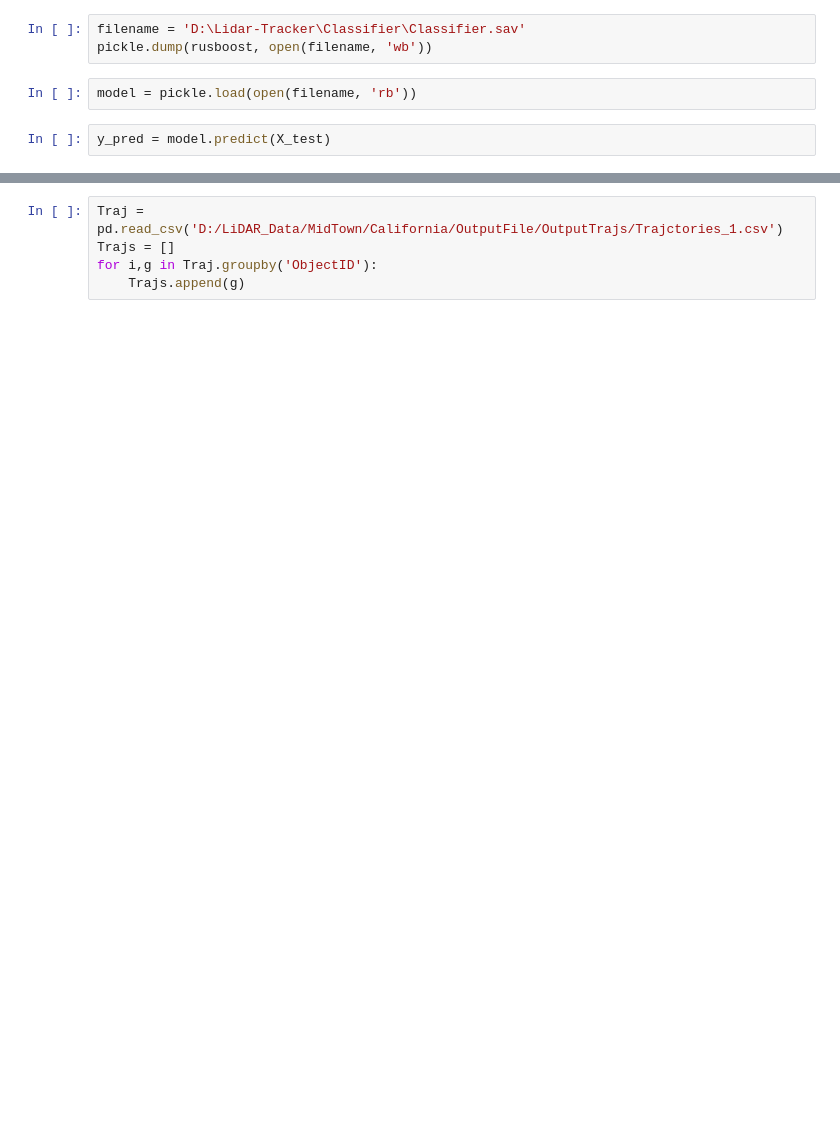
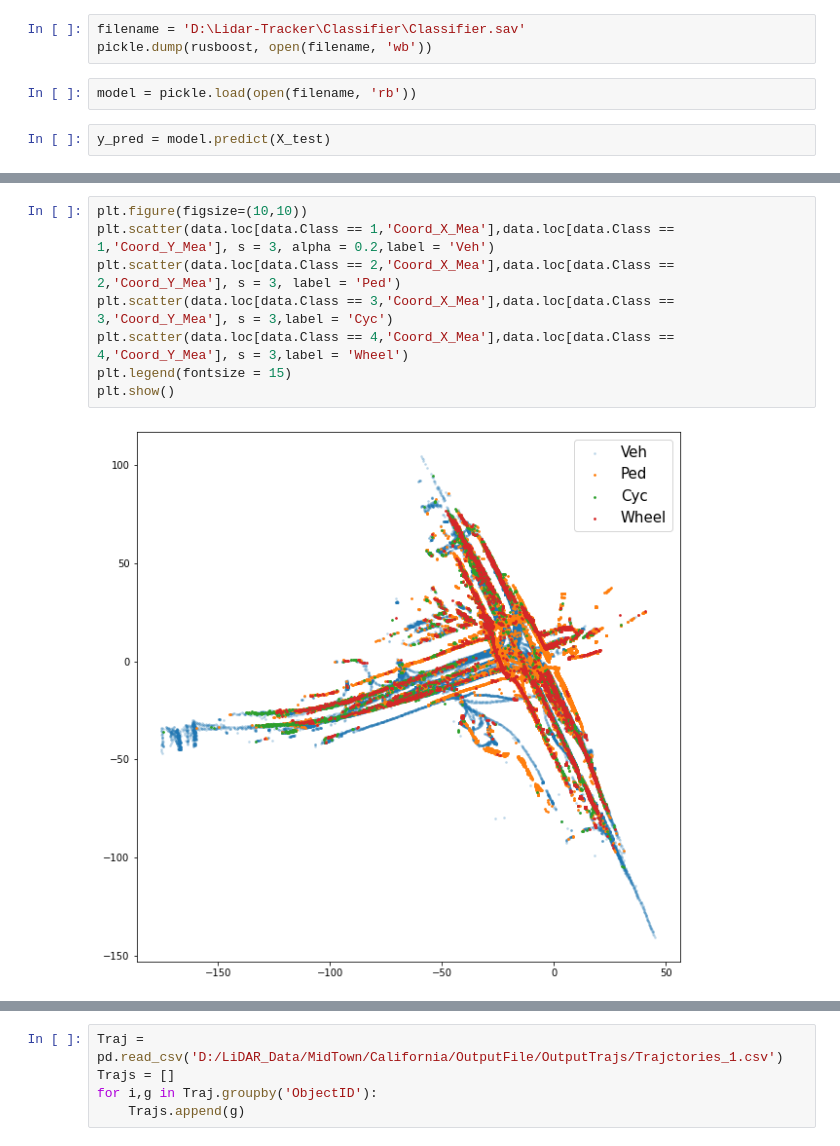
Before and after one commit to jksdbks123/Lidar-Tracker, a Jupyter notebook: Classifier .ipynb, the cells around one changed output, grey strips where cells are left out. Drawn from its saved outputs; the diff is of its cells as text; blank space fills up the shorter version.

```diff
--- a/Classifier .ipynb
+++ b/Classifier .ipynb
@@ -148,0 +144,10 @@ NameError: name 'model' is not defined
+# %%
+plt.figure(figsize=(10,10))
+plt.scatter(data.loc[data.Class == 1,'Coord_X_Mea'],data.loc[data.Class == 1,'Coord_Y_Mea'], s = 3, alpha = 0.2,label = 'Veh')
+plt.scatter(data.loc[data.Class == 2,'Coord_X_Mea'],data.loc[data.Class == 2,'Coord_Y_Mea'], s = 3, label = 'Ped')
+plt.scatter(data.loc[data.Class == 3,'Coord_X_Mea'],data.loc[data.Class == 3,'Coord_Y_Mea'], s = 3,label = 'Cyc')
+plt.scatter(data.loc[data.Class == 4,'Coord_X_Mea'],data.loc[data.Class == 4,'Coord_Y_Mea'], s = 3,label = 'Wheel')
+plt.legend(fontsize = 15)
+plt.show()
+# %% [output]
+[figure, added]
```
Also changed, not shown: parts of 39 cells of this notebook, 6 other files.
